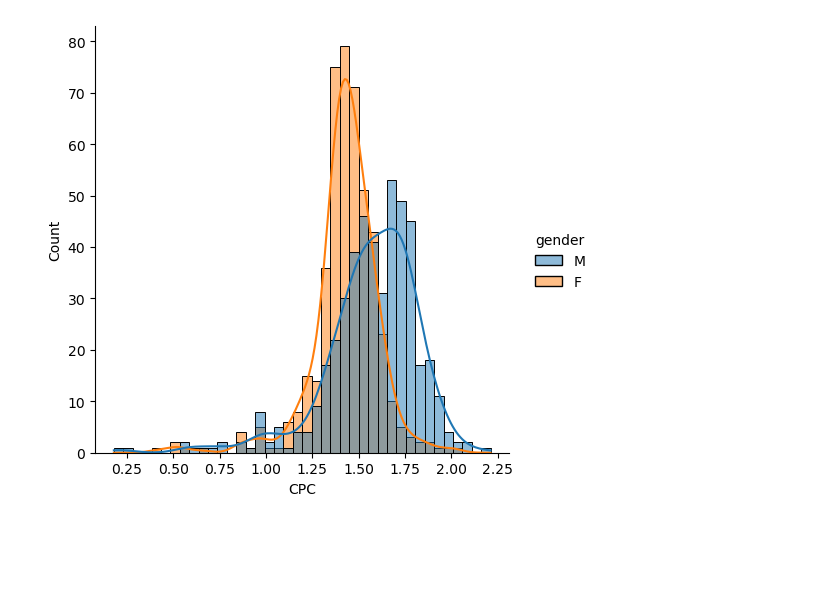
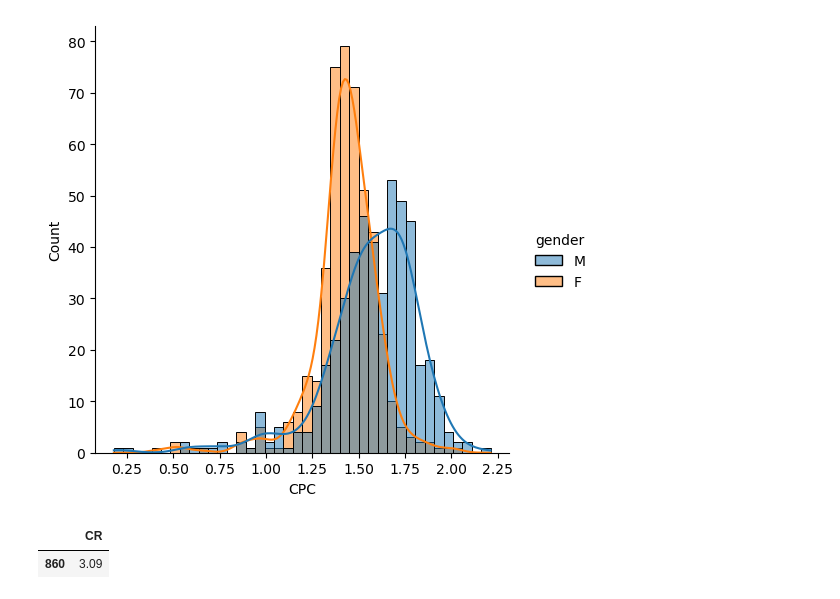
Before and after one commit to Prion84/courses, a Jupyter notebook: conversion/conversion.ipynb, the cells around one changed output. Drawn from its saved outputs; the diff is of its cells as text; code cells hidden in the pictures; blank space fills up the shorter version.

```diff
--- a/conversion/conversion.ipynb
+++ b/conversion/conversion.ipynb
@@ -129,3 +129,12 @@ sns.displot(data=df, x="CPC", hue="gender", kde=True)
 # %% [output]
 <seaborn.axisgrid.FacetGrid at 0x...>
 [figure]
+# %%
+# calculate conversion rate
+df['CR'] = df.Approved_Conversion / df.Clicks
+# %%
+# What is CR of the ad with number 1121814
+np.round(df.loc[df.ad_id == 1121814][['CR']]*100,2)
+# %% [output]
+|  | CR |
+| 860 | 3.09 |
```
